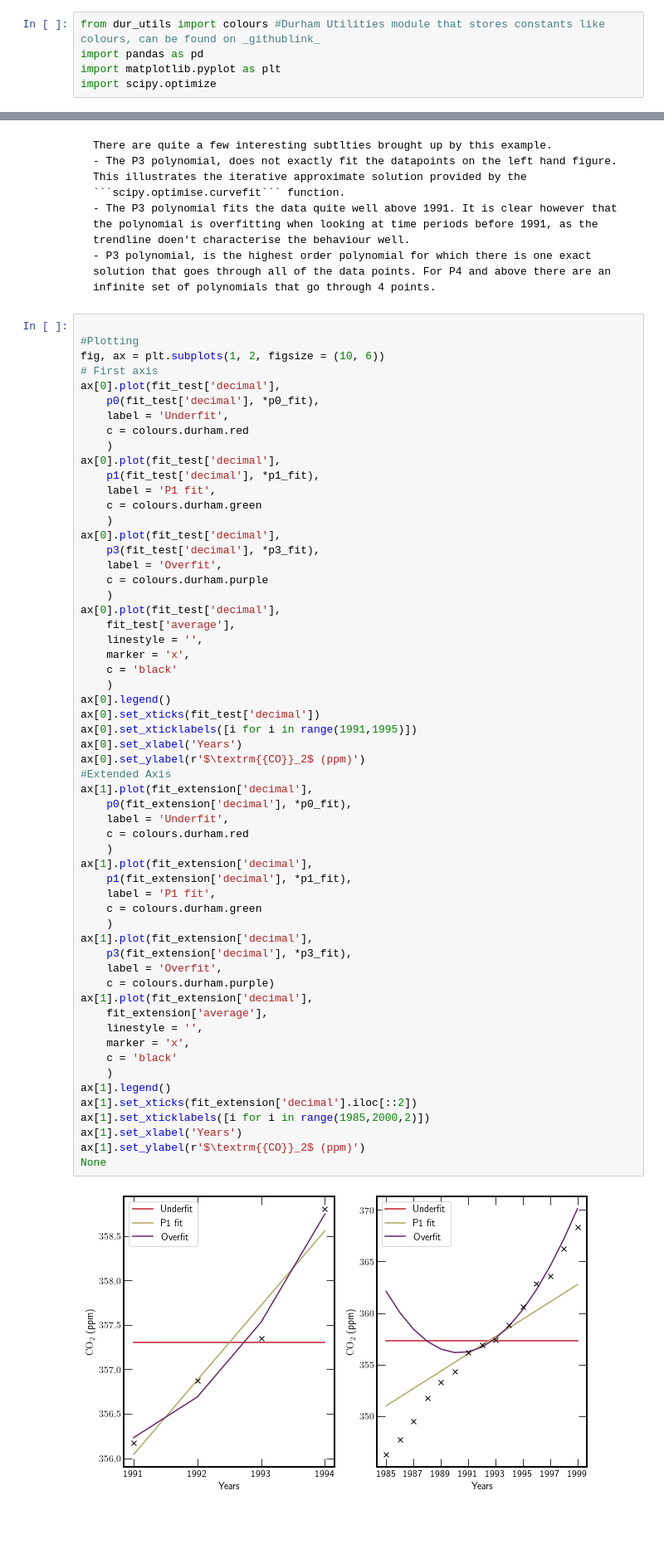
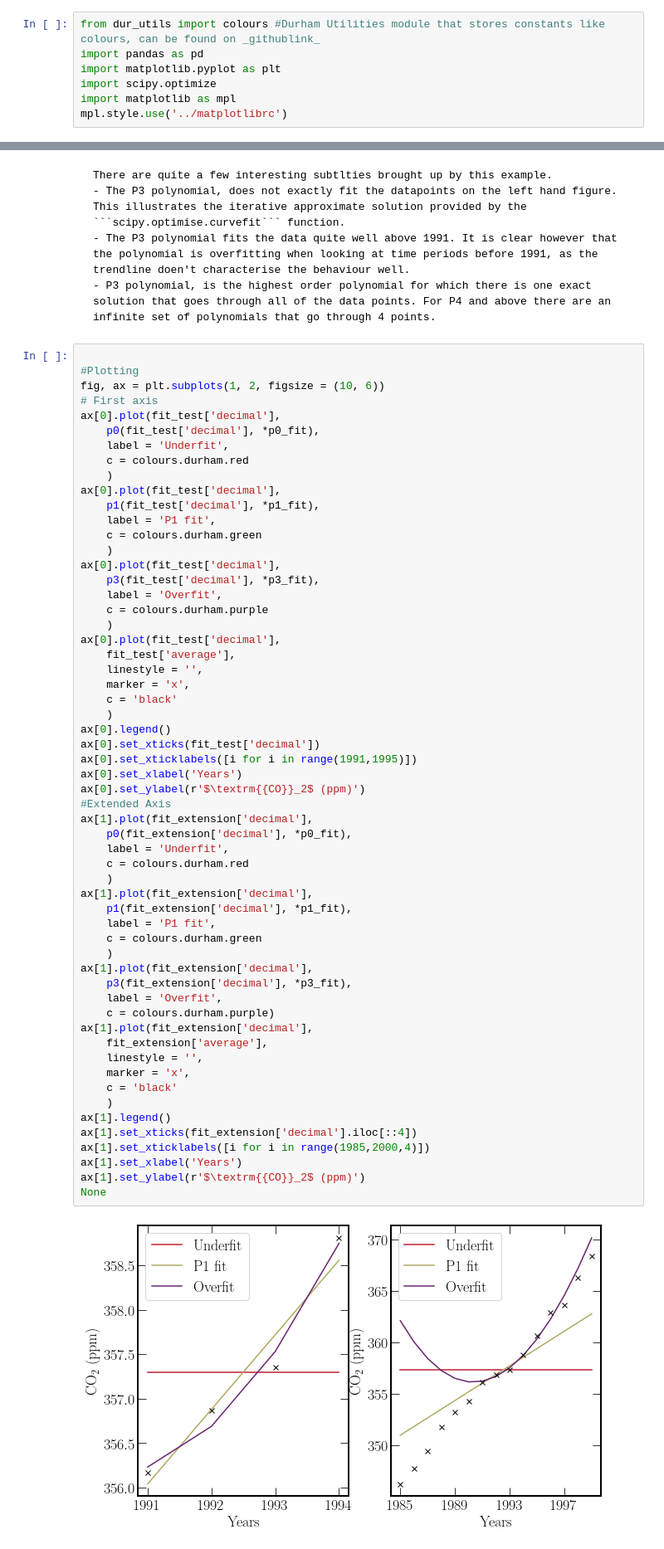
Before and after one commit to seancraven/CDS_book, a Jupyter notebook: Chapter_1/Fitting.ipynb, the cells around one changed output, grey strips where cells are left out. Shown at 83% size. Drawn from its saved outputs; the diff is of its cells as text; blank space fills up the shorter version.

```diff
--- a/Chapter_1/Fitting.ipynb
+++ b/Chapter_1/Fitting.ipynb
@@ -8,6 +8,8 @@ from dur_utils import colours #Durham Utilities module that stores constants lik
 import pandas as pd
 import matplotlib.pyplot as plt
 import scipy.optimize
+import matplotlib as mpl
+mpl.style.use('../matplotlibrc')
 # %%
 path_global = 'https://gml.noaa.gov/webdata/ccgg/trends/co2/co2_mm_gl.csv'
 co2_data_global = pd.read_csv(path_global, header=0, comment='#')
@@ -140,36 +142,36 @@ ax[0].legend()
 ax[0].set_xticks(fit_test['decimal'])
 ax[0].set_xticklabels([i for i in range(1991,1995)])
 ax[0].set_xlabel('Years')
 ax[0].set_ylabel(r'$\textrm{{CO}}_2$ (ppm)')
 #Extended Axis
 ax[1].plot(fit_extension['decimal'],
     p0(fit_extension['decimal'], *p0_fit),
     label = 'Underfit',
     c = colours.durham.red
     )
 ax[1].plot(fit_extension['decimal'],
     p1(fit_extension['decimal'], *p1_fit),
     label = 'P1 fit',
     c = colours.durham.green
     )
 ax[1].plot(fit_extension['decimal'],
     p3(fit_extension['decimal'], *p3_fit),
     label = 'Overfit',
     c = colours.durham.purple)
 ax[1].plot(fit_extension['decimal'],
     fit_extension['average'],
     linestyle = '',
     marker = 'x',
     c = 'black'
     )
 ax[1].legend()
-ax[1].set_xticks(fit_extension['decimal'].iloc[::2])
-ax[1].set_xticklabels([i for i in range(1985,2000,2)])
+ax[1].set_xticks(fit_extension['decimal'].iloc[::4])
+ax[1].set_xticklabels([i for i in range(1985,2000,4)])
 ax[1].set_xlabel('Years')
 ax[1].set_ylabel(r'$\textrm{{CO}}_2$ (ppm)')
 None
 # %% [output]
-[figure, old version]
+[figure, new version]
 # %% [markdown]
 Underfitting, shown in red in the above figure is characterised by a model with too few free parameters to characterise the data well. Underfitting results in poor model performance and a considerable value for the residuals.
 
```
Also changed, not shown: 9 other files.
